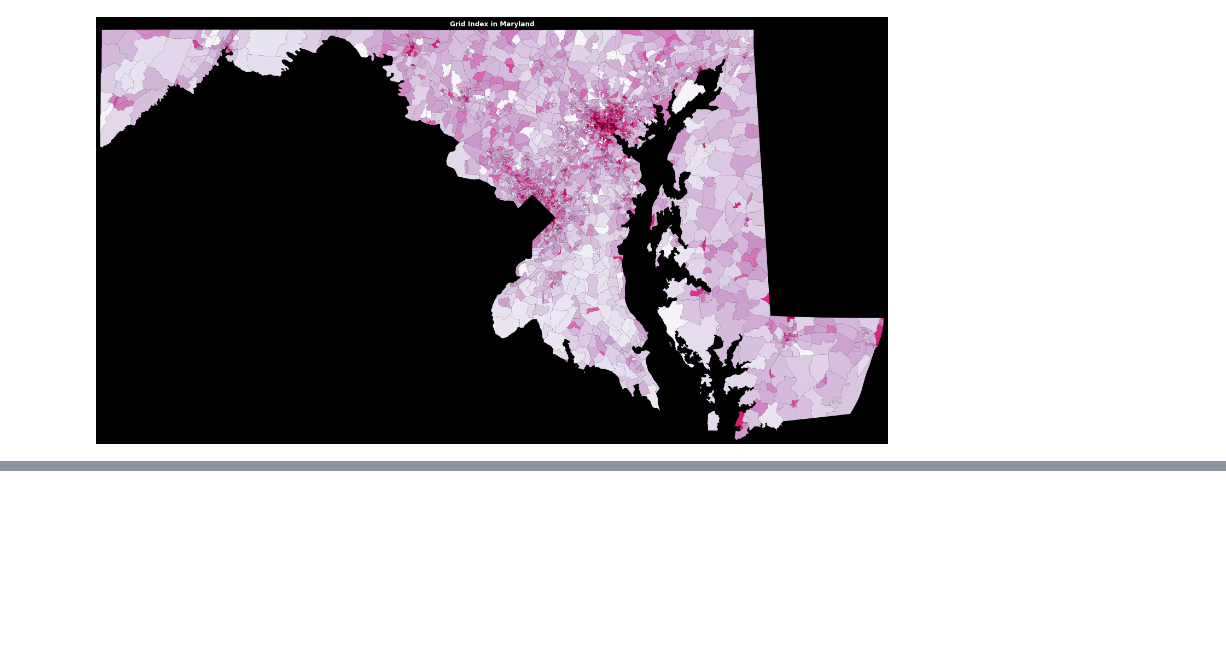
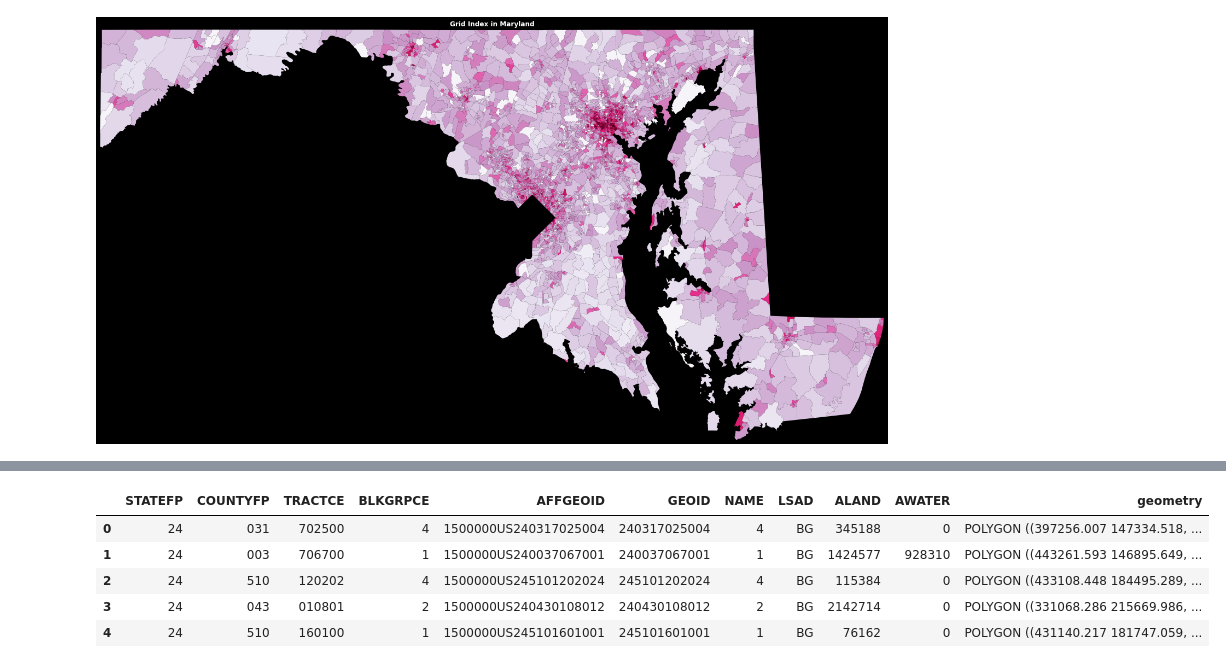
Before and after one commit to asrenninger/mega, a Jupyter notebook: python/osmnx.ipynb, the cells around one changed output, grey strips where cells are left out. Saved outputs shown, nothing was run; the diff lists cells and outputs as text; code cells hidden in the pictures; blank space fills up the shorter version.

```diff
--- a/python/osmnx.ipynb
+++ b/python/osmnx.ipynb
@@ -229,0 +255,9 @@ left[['GEOID', 'straightness', 'orientation_order', 'prop_4way', 'grid_index']].
+# %%
+maryland.head()
+# %% [output]
+|  | STATEFP | COUNTYFP | TRACTCE | BLKGRPCE | AFFGEOID | GEOID | NAME | LSAD | ALAND | AWATER | geometry |
+| 0 | 24 | 031 | 702500 | 4 | 1500000US240317025004 | 240317025004 | 4 | BG | 345188 | 0 | POLYGON ((397256.007 147334.518, ... |
+| 1 | 24 | 003 | 706700 | 1 | 1500000US240037067001 | 240037067001 | 1 | BG | 1424577 | 928310 | POLYGON ((443261.593 146895.649, ... |
+| 2 | 24 | 510 | 120202 | 4 | 1500000US245101202024 | 245101202024 | 4 | BG | 115384 | 0 | POLYGON ((433108.448 184495.289, ... |
+| 3 | 24 | 043 | 010801 | 2 | 1500000US240430108012 | 240430108012 | 2 | BG | 2142714 | 0 | POLYGON ((331068.286 215669.986, ... |
+| 4 | 24 | 510 | 160100 | 1 | 1500000US245101601001 | 245101601001 | 1 | BG | 76162 | 0 | POLYGON ((431140.217 181747.059, ... |
```
Also changed, not shown: parts of 13 cells of this notebook.
